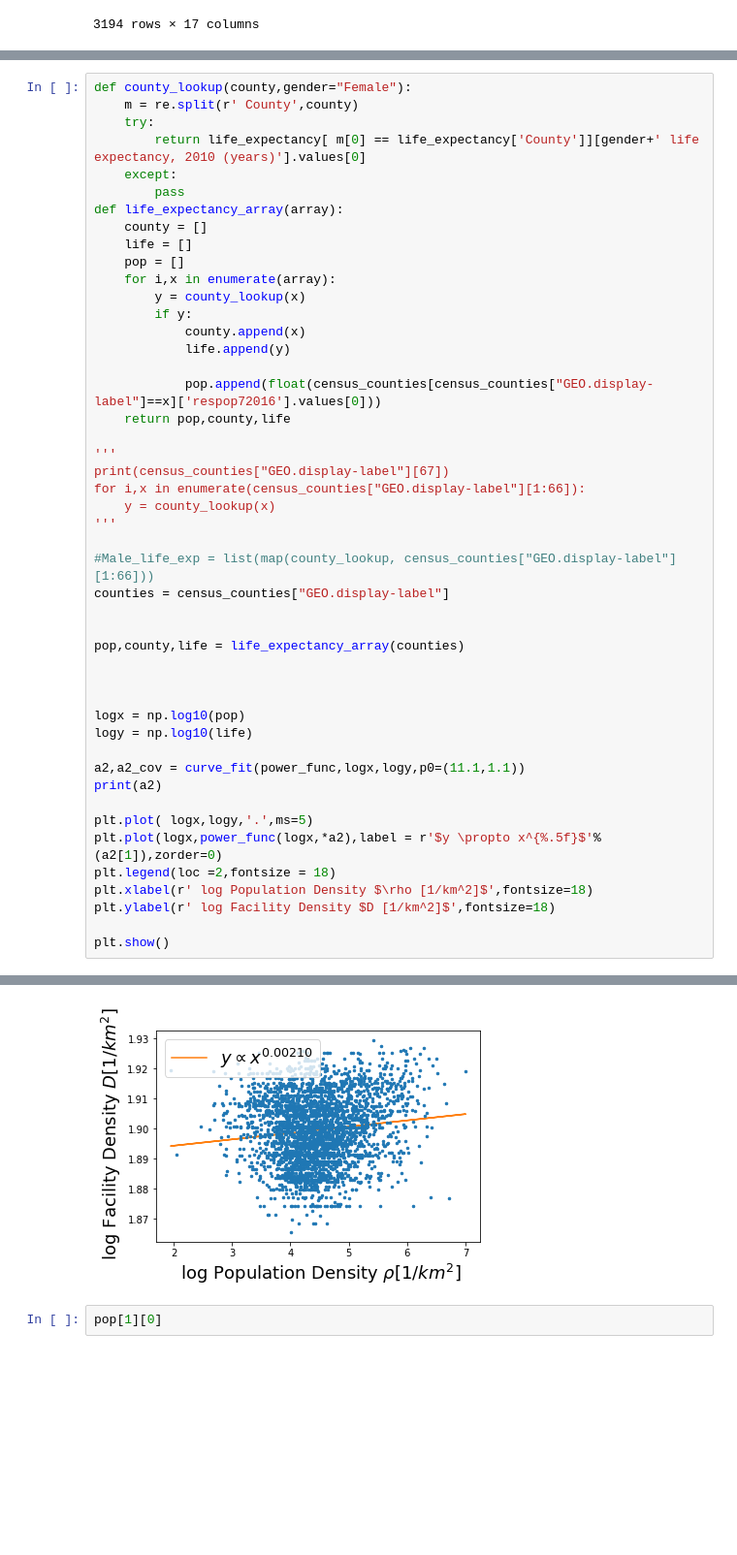
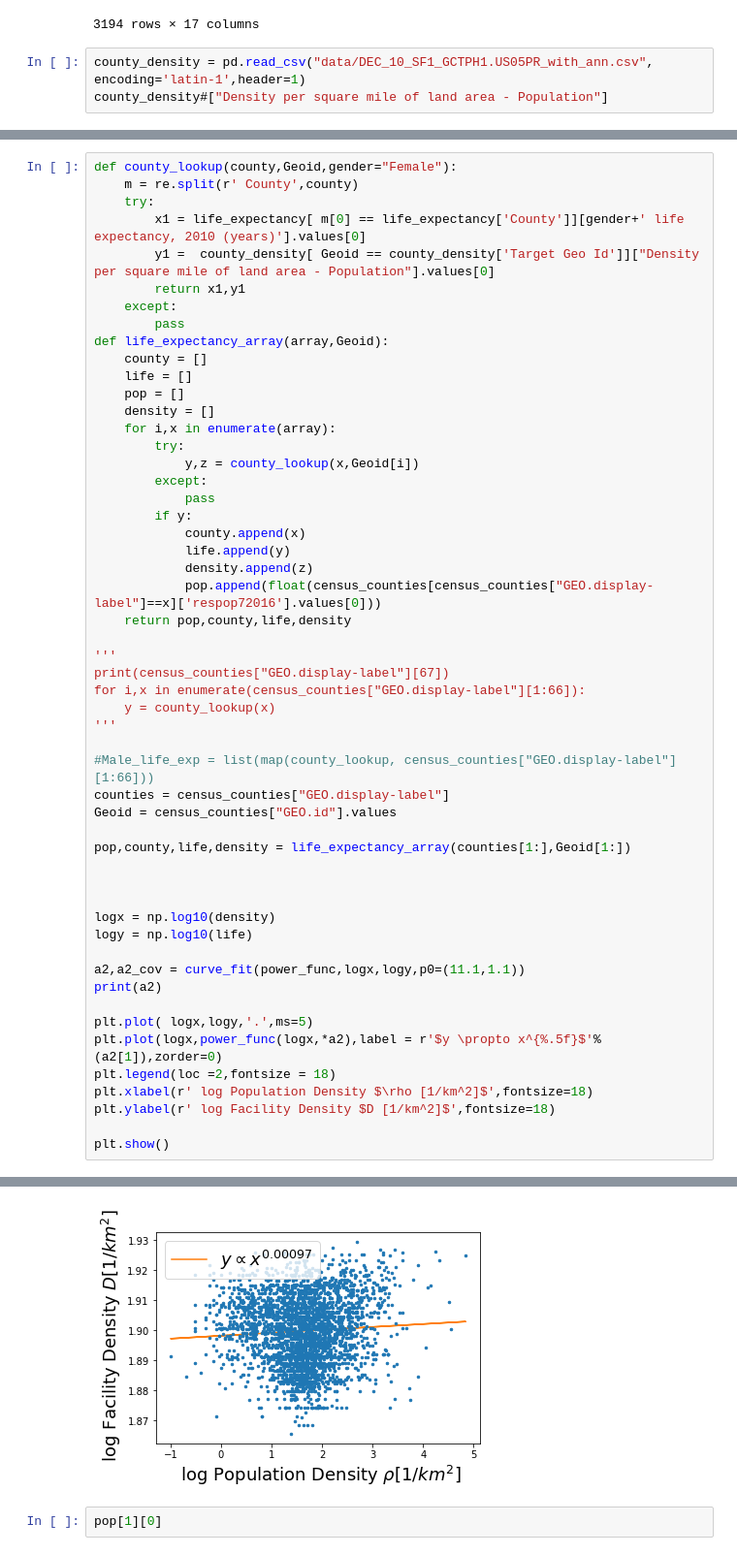
Before and after one commit to mvarnold/scaling, a Jupyter notebook: Streamlined_scaling-health.ipynb, the cells around one changed output, grey strips where cells are left out. Shown at 97% size. Saved outputs shown, nothing was run; the diff lists cells and outputs as text; blank space fills up the shorter version.

Commit message:
new data

```diff
--- a/Streamlined_scaling-health.ipynb
+++ b/Streamlined_scaling-health.ipynb
@@ -85,3 +85,6 @@ life_expectancy
 | 3192 | Wyoming | Washakie | 73.1 | 79.9 | 73.2 | ... |
 | 3193 | Wyoming | Weston | 71.8 | 79.5 | 72.7 | ... |
 3194 rows × 17 columns
+# %%
+county_density = pd.read_csv("data/DEC_10_SF1_GCTPH1.US05PR_with_ann.csv", encoding='latin-1',header=1)
+county_density#["Density per square mile of land area - Population"]
@@ -88,22 +110,28 @@ life_expectancy
 # %%
-def county_lookup(county,gender="Female"):
+def county_lookup(county,Geoid,gender="Female"):
     m = re.split(r' County',county)
     try:
-        return life_expectancy[ m[0] == life_expectancy['County']][gender+' life expectancy, 2010 (years)'].values[0]
+        x1 = life_expectancy[ m[0] == life_expectancy['County']][gender+' life expectancy, 2010 (years)'].values[0]
+        y1 =  county_density[ Geoid == county_density['Target Geo Id']]["Density per square mile of land area - Population"].values[0]
+        return x1,y1
     except:
         pass
-def life_expectancy_array(array):
+def life_expectancy_array(array,Geoid):
     county = []
     life = []
     pop = []
+    density = []
     for i,x in enumerate(array):
-        y = county_lookup(x)
+        try:
+            y,z = county_lookup(x,Geoid[i])
+        except:
+            pass
         if y:
             county.append(x)
             life.append(y)
-
+            density.append(z)
             pop.append(float(census_counties[census_counties["GEO.display-label"]==x]['respop72016'].values[0]))
-    return pop,county,life
+    return pop,county,life,density
 
 '''
 print(census_counties["GEO.display-label"][67])
@@ -113,13 +141,13 @@ for i,x in enumerate(census_counties["GEO.display-label"][1:66]):
 
 #Male_life_exp = list(map(county_lookup, census_counties["GEO.display-label"][1:66]))
 counties = census_counties["GEO.display-label"]
+Geoid = census_counties["GEO.id"].values
 
-
-pop,county,life = life_expectancy_array(counties)
+pop,county,life,density = life_expectancy_array(counties[1:],Geoid[1:])
 
 
 
-logx = np.log10(pop)
+logx = np.log10(density)
 logy = np.log10(life)
 
 a2,a2_cov = curve_fit(power_func,logx,logy,p0=(11.1,1.1))
@@ -137,4 +165,4 @@ plt.show()
-[figure, old version]
+[figure, new version]
 # %%
 pop[1][0]
 # %% [output]
```
Also changed, not shown: parts of 2 cells of this notebook, 9 other files.
